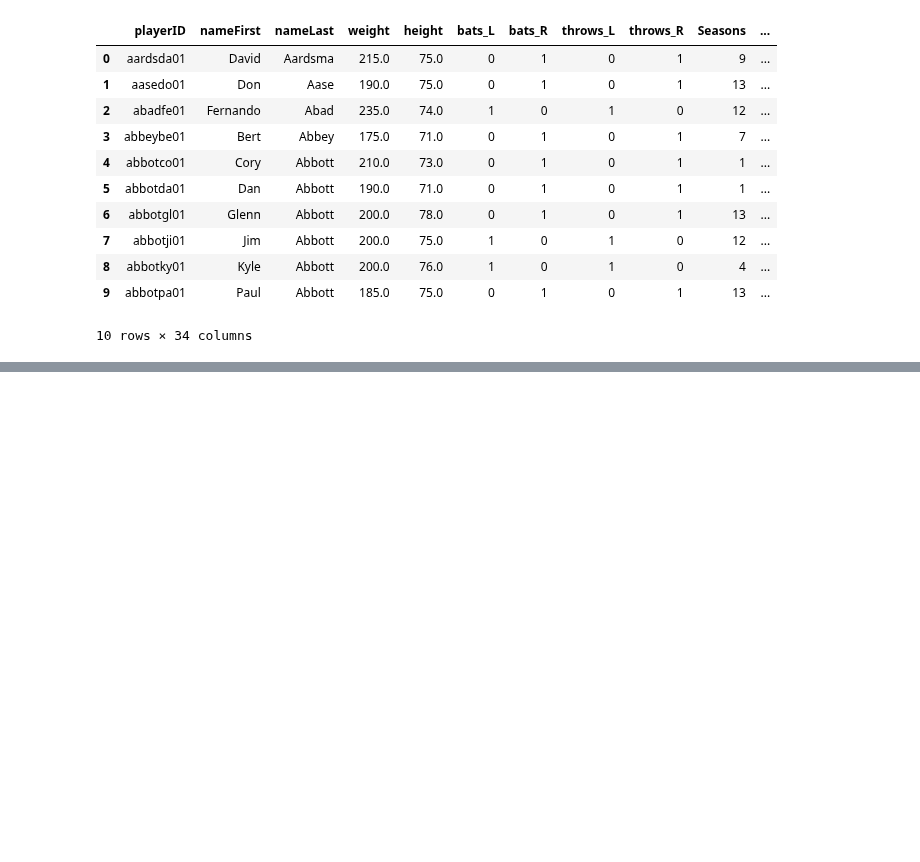
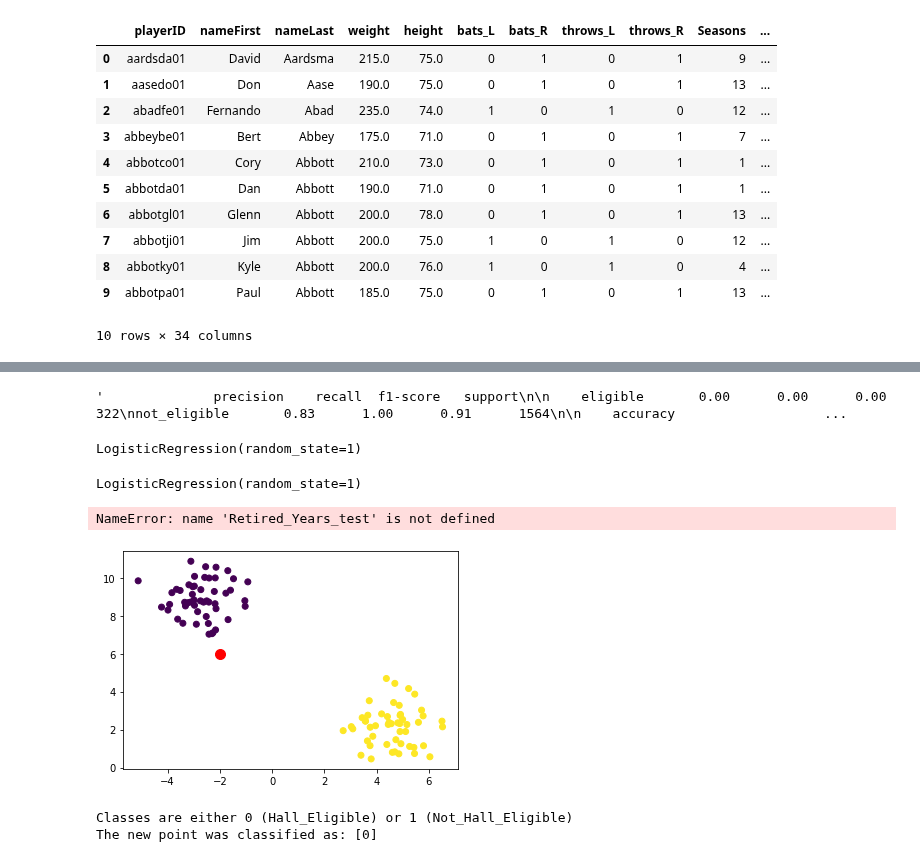
Before and after one commit to mkameronh/baseball_analysis, a Jupyter notebook: Pitchers Machine Learning.ipynb, the cells around one changed output, grey strips where cells are left out. Drawn from its saved outputs; the diff is of its cells as text; code cells hidden in the pictures; blank space fills up the shorter version.

```diff
--- a/Pitchers Machine Learning.ipynb
+++ b/Pitchers Machine Learning.ipynb
@@ -68,0 +42,4 @@ print(model.intercept_)
+# %%
+classification_report(y_test, predictions)
+# %% [output]
+'              precision    recall  f1-score   support\n\n    eligible       0.00      0.00      0.00       322\nnot_eligible       0.83      1.00      0.91      1564\n\n    accuracy                   ...
@@ -68,0 +49,33 @@ print(model.intercept_)
+# %%
+
+classifier = LogisticRegression(solver='lbfgs', random_state=1)
+classifier
+# %% [output]
+LogisticRegression(random_state=1)
+# %%
+# Train the data
+classifier.fit(finalGame_train, Retired_Years_train)
+# %% [output]
+LogisticRegression(random_state=1)
+# %%
+from sklearn.metrics import accuracy_score
+accuracy_score(Retired_Years_test, predictions)
+# %% [output]
+NameError: name 'Retired_Years_test' is not defined
+# %%
+# Generate a new data point (the red circle)
+import numpy as np
+new_data = np.array([[-2, 6]])
+plt.scatter(finalGame[:, 0], finalGame[:, 1], c=Retired_Years)
+plt.scatter(new_data[0, 0], new_data[0, 1], c="r", marker="o", s=100)
+plt.show()
+# %% [output]
+[figure, added]
+# %%
+# Predict the class (purple or yellow) of the new data point
+predictions = classifier.predict(new_data)
+print("Classes are either 0 (Hall_Eligible) or 1 (Not_Hall_Eligible)")
+print(f"The new point was classified as: {predictions}")
+# %% [output]
+Classes are either 0 (Hall_Eligible) or 1 (Not_Hall_Eligible)
+The new point was classified as: [0]
```
Also changed, not shown: parts of 19 cells of this notebook, 1 other file.
